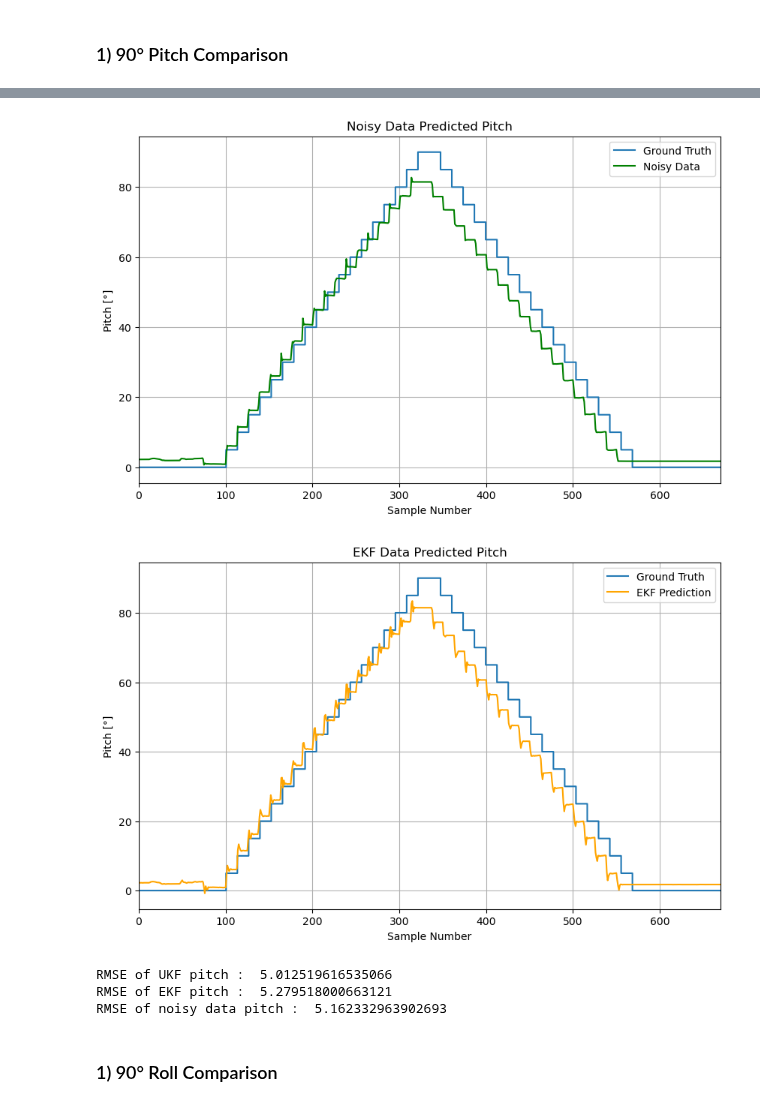
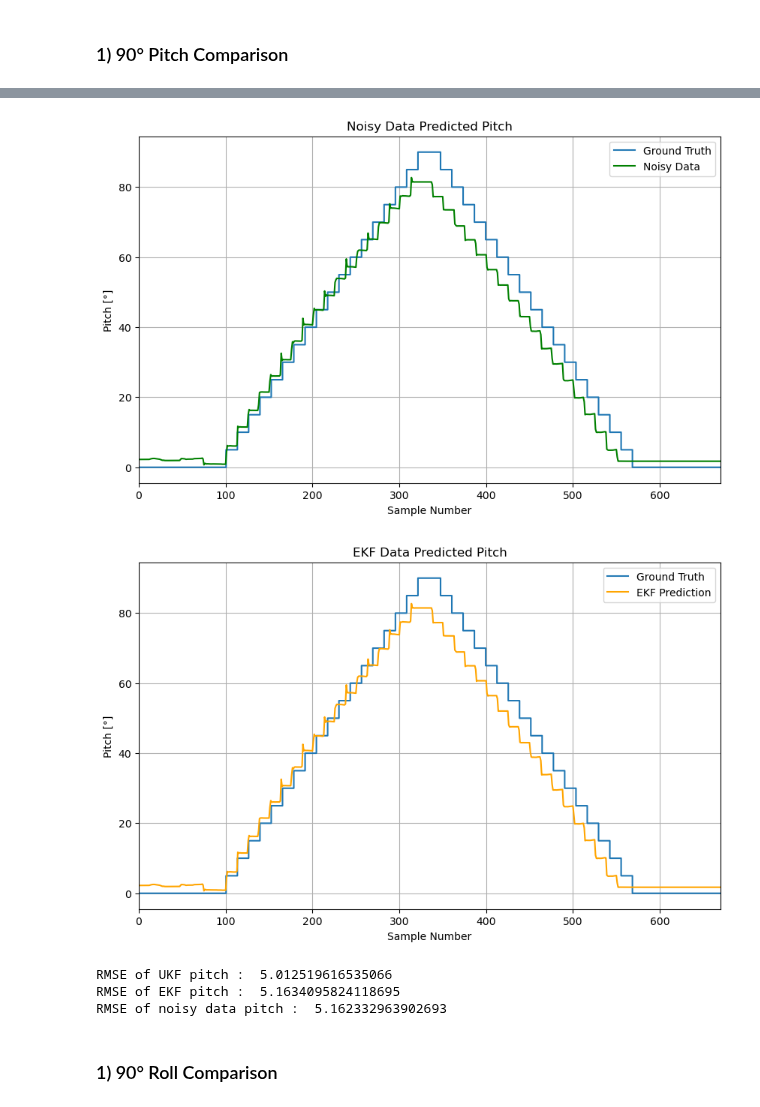
Before and after one commit to kjetteren/RaD_team1_HELIXON, a Jupyter notebook: kalman/FilterEvaluations.ipynb, the cells around one changed output, grey strips where cells are left out. Cells and saved outputs as stored; diff of their text form; code cells hidden in the pictures.

```diff
--- a/kalman/FilterEvaluations.ipynb
+++ b/kalman/FilterEvaluations.ipynb
@@ -87,15 +87,15 @@ class QuaternionEKF:
         self.state = np.array([0.0, 0.0, 0.0, 1.0, 0.0, 0.0, 0.0])
 
         # state covariance
-        self.P = np.eye(7) * 1000
+        self.P = np.eye(7) * 900
 
         # process noise
         self.Q = np.eye(7)
-        self.Q[:3, :3] *= 0.343  # angular rates noise
+        self.Q[:3, :3] *= 0.43  # angular rates noise
         self.Q[3:, 3:] *= 0.45  # quaternion noise
 
         # measurement noise
-        self.R = np.eye(7) * 0.01
+        self.R = np.eye(7) * 0.0001
 
         # system parameters
         self.dt = 0.04  # sample time
@@ -487,7 +487,7 @@ $$
 # %% [markdown]
 ### 1)   90° Pitch Comparison
 # %%
-111time_steps = np.arange(0, 760)
+time_steps = np.arange(0, 760)
 increments = np.arange(0, 91, 5)
 rise_values = np.concatenate([np.repeat(increments[i], 13.1) for i in range(len(increments))])
 fall_values = np.concatenate([np.repeat(increments[i], 13.1) for i in range(len(increments)-1, -1, -1)])
@@ -512,36 +512,36 @@ plt.step(time_steps, pitch_values, where='mid', label='Ground Truth')
 plt.plot(raw_x_pitch, label='Noisy Data', color='green')
 plt.title('Noisy Data Predicted Pitch')
 plt.xlabel('Sample Number')
 plt.ylabel('Pitch [°]')
 plt.xlim(0,670)
 plt.legend()
 plt.grid(True)
 plt.show()
 
 time_steps = np.arange(len(pitch_values))
 plt.figure(figsize=(10, 6))
 plt.step(time_steps, pitch_values, where='mid', label='Ground Truth')
 plt.plot(predicted_EKF_x_pitch, label='EKF Prediction', color='orange')
 plt.title(f'EKF Data Predicted Pitch')
 plt.xlabel('Sample Number')
 plt.ylabel('Pitch [°]')
 plt.xlim(0,670)
 plt.legend()
 plt.grid(True)
 plt.show()
 
 RMSE_UKF_x = np.sqrt(mean_squared_error(pitch_values,predicted_UKF_x_pitch[:len(pitch_values)]))
 RMSE_raw_data_x = np.sqrt(mean_squared_error(pitch_values,raw_x_pitch[:len(pitch_values)]))
 RMSE_EKF_x = np.sqrt(mean_squared_error(pitch_values,predicted_EKF_x_pitch[:len(pitch_values)]))
 print("RMSE of UKF pitch : ",RMSE_UKF_x)
 print("RMSE of EKF pitch : ",RMSE_EKF_x)
 print("RMSE of noisy data pitch : ",RMSE_raw_data_x)
 # %% [output]
 [figure]
 [figure]
-[figure, old version]
+[figure, new version]
 RMSE of UKF pitch :  5.012519616535066
-RMSE of EKF pitch :  5.279518000663121
+RMSE of EKF pitch :  5.1634095824118695
 RMSE of noisy data pitch :  5.162332963902693
 # %% [markdown]
 ### 1)   90° Roll Comparison
```
